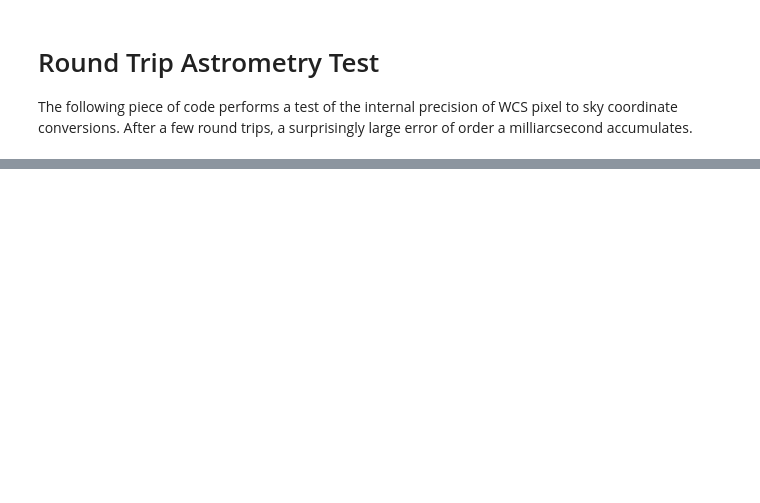
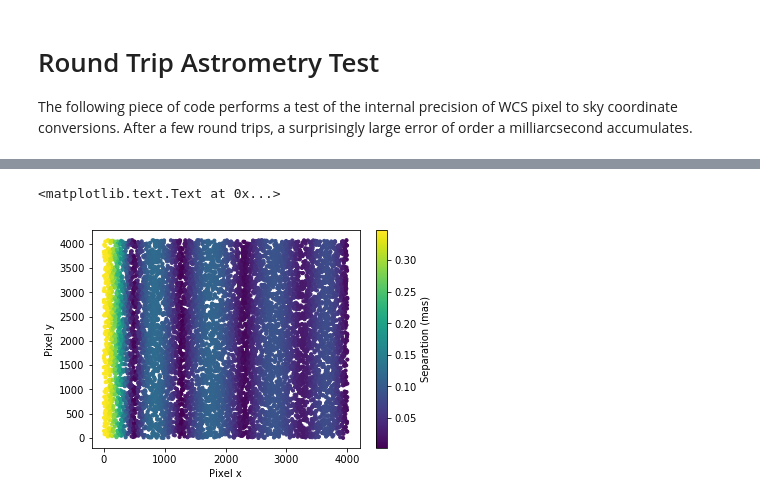
Before and after one commit to lsst-sitcom/notebooks, a Jupyter notebook: round_trip_astrometry.ipynb, the cells around one changed output, grey strips where cells are left out. Saved outputs shown, nothing was run; the diff lists cells and outputs as text; code cells hidden in the pictures; blank space fills up the shorter version.

```diff
--- a/round_trip_astrometry.ipynb
+++ b/round_trip_astrometry.ipynb
@@ -33,0 +49,18 @@ plt.ylabel('Angular Separation (mas)')
+# %%
+n = 10000
+pixel_x_array = np.random.uniform(0, calexp.getDimensions()[0], n)
+pixel_y_array = np.random.uniform(0, calexp.getDimensions()[1], n)
+# %%
+round_trip_separation_array = np.empty(n)
+for ii in range(0, n):
+    round_trip_separation_array[ii] = roundTrip(calexp, pixel_x_array[ii], pixel_x_array[ii])[0][1]
+# %%
+plt.figure()
+plt.scatter(pixel_x_array, pixel_y_array, c=1000. * round_trip_separation_array, s=10)
+plt.colorbar().set_label('Separation (mas)')
+#colorbar.set_label('')
+plt.xlabel('Pixel x')
+plt.ylabel('Pixel y')
+# %% [output]
+<matplotlib.text.Text at 0x...>
+[figure, added]
```
Also changed, not shown: parts of 4 cells of this notebook.
